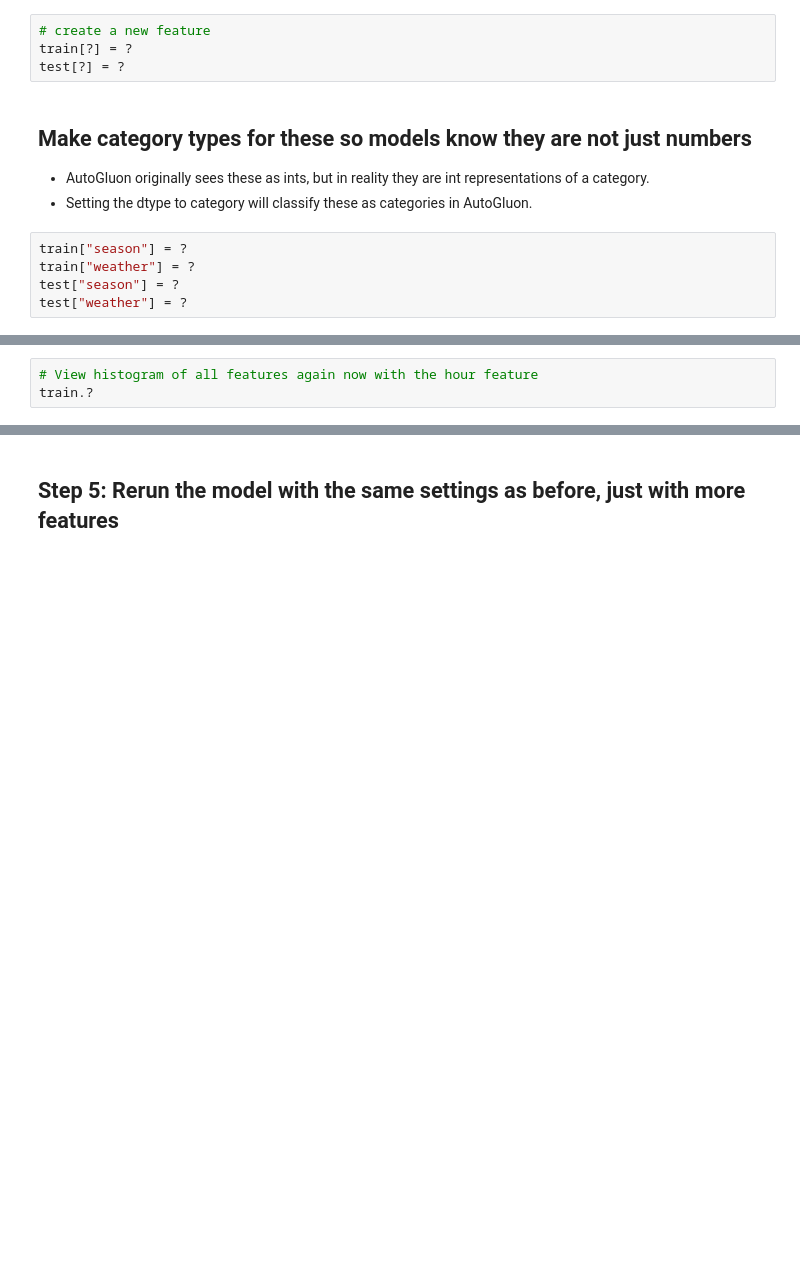
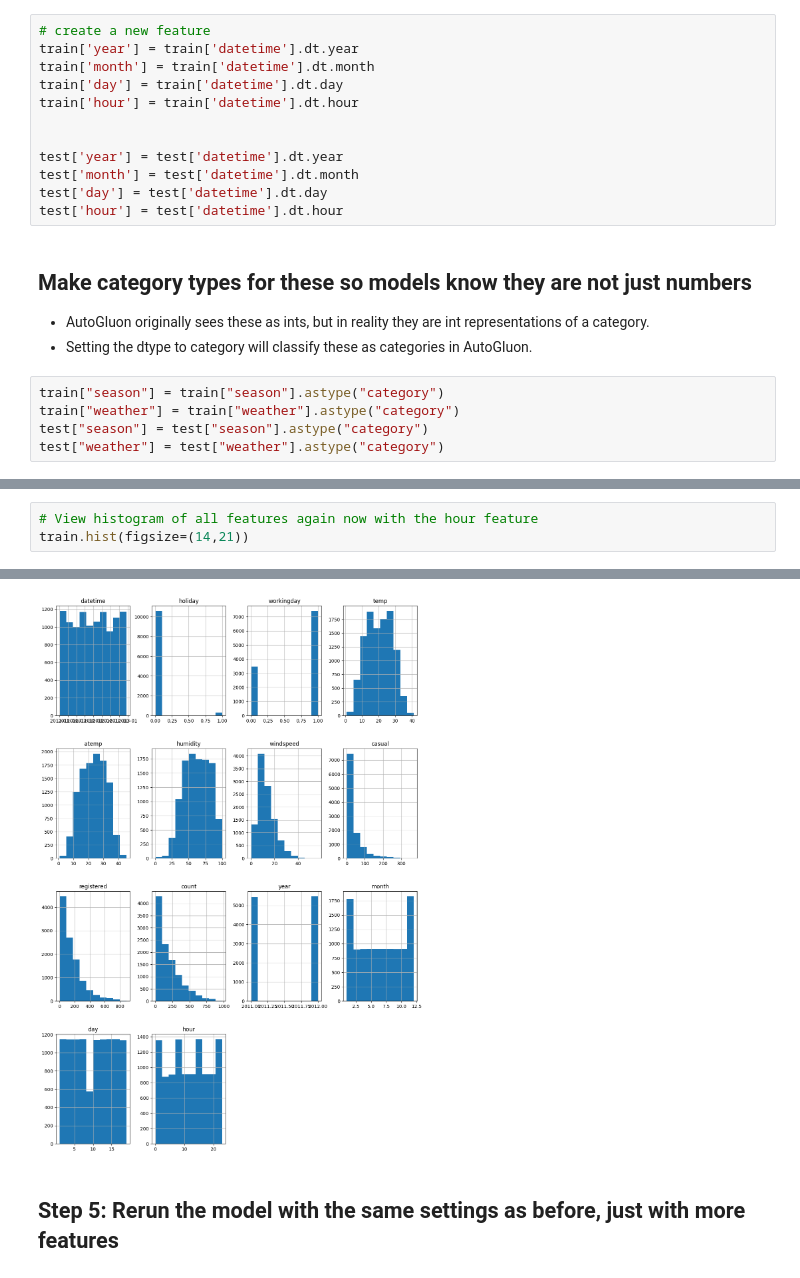
Before and after one commit to wardhanisukoco/shogun-rider, a Jupyter notebook: project_notebook.ipynb, the cells around one changed output, grey strips where cells are left out. Drawn from its saved outputs; the diff is of its cells as text; blank space fills up the shorter version.

```diff
--- a/project_notebook.ipynb
+++ b/project_notebook.ipynb
@@ -246,16 +294,24 @@ train.?
-# %%
-# create a new feature
-train[?] = ?
-test[?] = ?
+# %%
+# create a new feature
+train['year'] = train['datetime'].dt.year
+train['month'] = train['datetime'].dt.month
+train['day'] = train['datetime'].dt.day
+train['hour'] = train['datetime'].dt.hour
+
+
+test['year'] = test['datetime'].dt.year
+test['month'] = test['datetime'].dt.month
+test['day'] = test['datetime'].dt.day
+test['hour'] = test['datetime'].dt.hour
 # %% [markdown]
 ## Make category types for these so models know they are not just numbers
 * AutoGluon originally sees these as ints, but in reality they are int representations of a category.
 * Setting the dtype to category will classify these as categories in AutoGluon.
 # %%
-train["season"] = ?
-train["weather"] = ?
-test["season"] = ?
-test["weather"] = ?
+train["season"] = train["season"].astype("category")
+train["weather"] = train["weather"].astype("category")
+test["season"] = test["season"].astype("category")
+test["weather"] = test["weather"].astype("category")
 # %%
 # View are new feature
 train.head()
@@ -262,3 +325,4 @@ train.head()
 # %%
 # View histogram of all features again now with the hour feature
-train.?
+train.hist(figsize=(14,21))
+# %% [output]
@@ -265,2 +344,3 @@ train.?
+[figure, added]
 # %% [markdown]
 ## Step 5: Rerun the model with the same settings as before, just with more features
```
Also changed, not shown: parts of 36 cells of this notebook.
